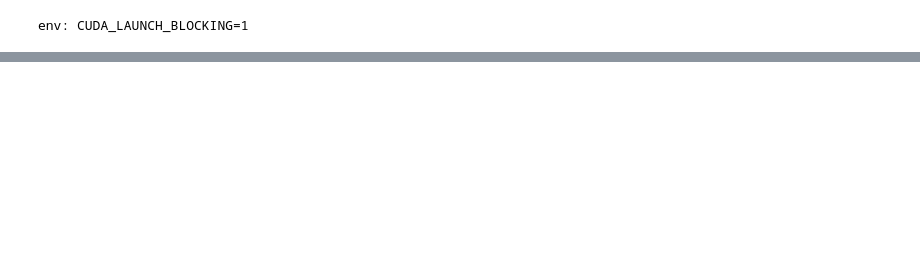
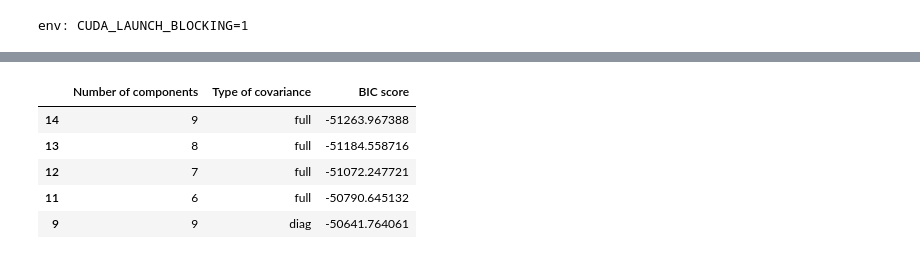
Before and after one commit to AmrutaMuthal/MeronymNet-PyTorch, a Jupyter notebook: src/models/Model comparison.ipynb, the cells around one changed output, grey strips where cells are left out. Cells and saved outputs as stored; diff of their text form; code cells hidden in the pictures; blank space fills up the shorter version.

```diff
--- a/src/models/Model comparison.ipynb
+++ b/src/models/Model comparison.ipynb
@@ -306,0 +580,39 @@ KeyboardInterrupt:
+# %%
+from sklearn.model_selection import GridSearchCV
+
+
+def gmm_bic_score(estimator, X):
+    """Callable to pass to GridSearchCV that will use the BIC score."""
+    # Make it negative since GridSearchCV expects a score to maximize
+    return -estimator.bic(X)
+
+
+param_grid = {
+    "n_components": range(5, 10),
+    "covariance_type": ["spherical", "diag", "full"],
+}
+grid_search = GridSearchCV(
+    mixture.GaussianMixture(), param_grid=param_grid, scoring=gmm_bic_score
+)
+grid_search.fit(X)
+
+
+df = pd.DataFrame(grid_search.cv_results_)[
+    ["param_n_components", "param_covariance_type", "mean_test_score"]
+]
+df["mean_test_score"] = -df["mean_test_score"]
+df = df.rename(
+    columns={
+        "param_n_components": "Number of components",
+        "param_covariance_type": "Type of covariance",
+        "mean_test_score": "BIC score",
+    }
+)
+df.sort_values(by="BIC score").head()
+# %% [output]
+|  | Number of components | Type of covariance | BIC score |
+| 14 | 9 | full | -51263.967388 |
+| 13 | 8 | full | -51184.558716 |
+| 12 | 7 | full | -51072.247721 |
+| 11 | 6 | full | -50790.645132 |
+| 9 | 9 | diag | -50641.764061 |
```
Also changed, not shown: parts of 11 cells of this notebook, 16 other files.
